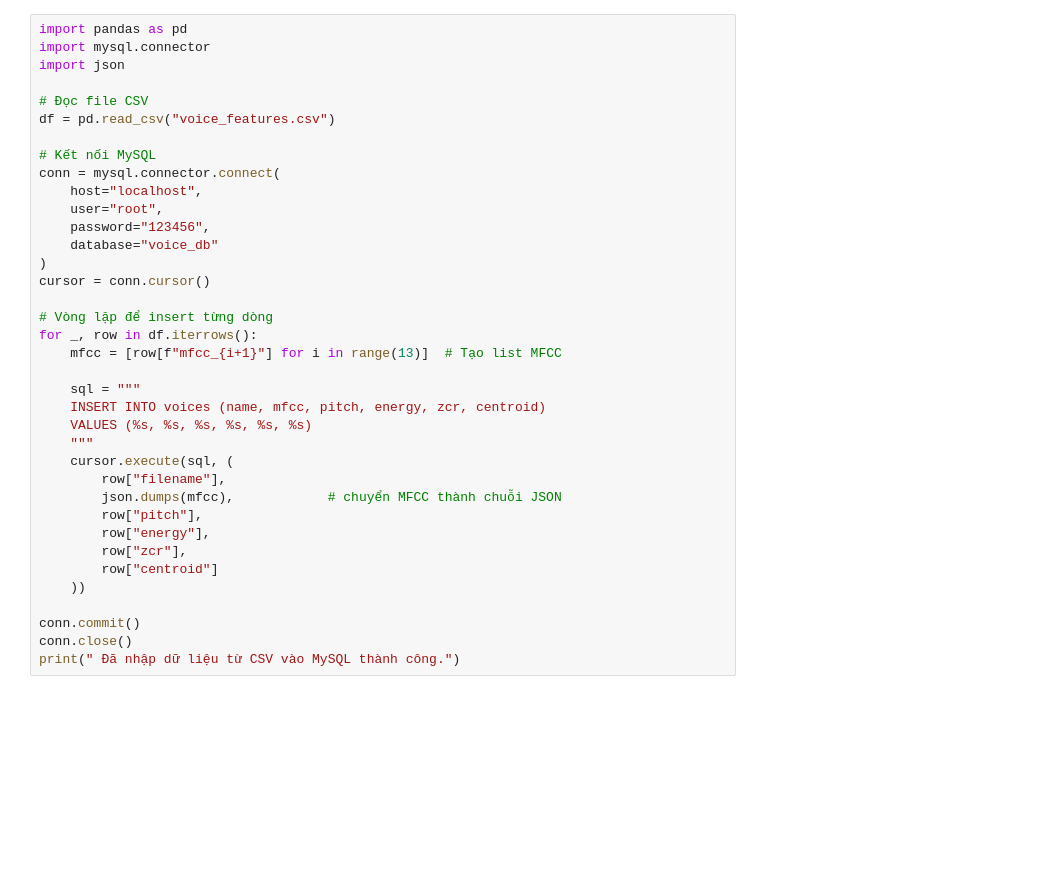
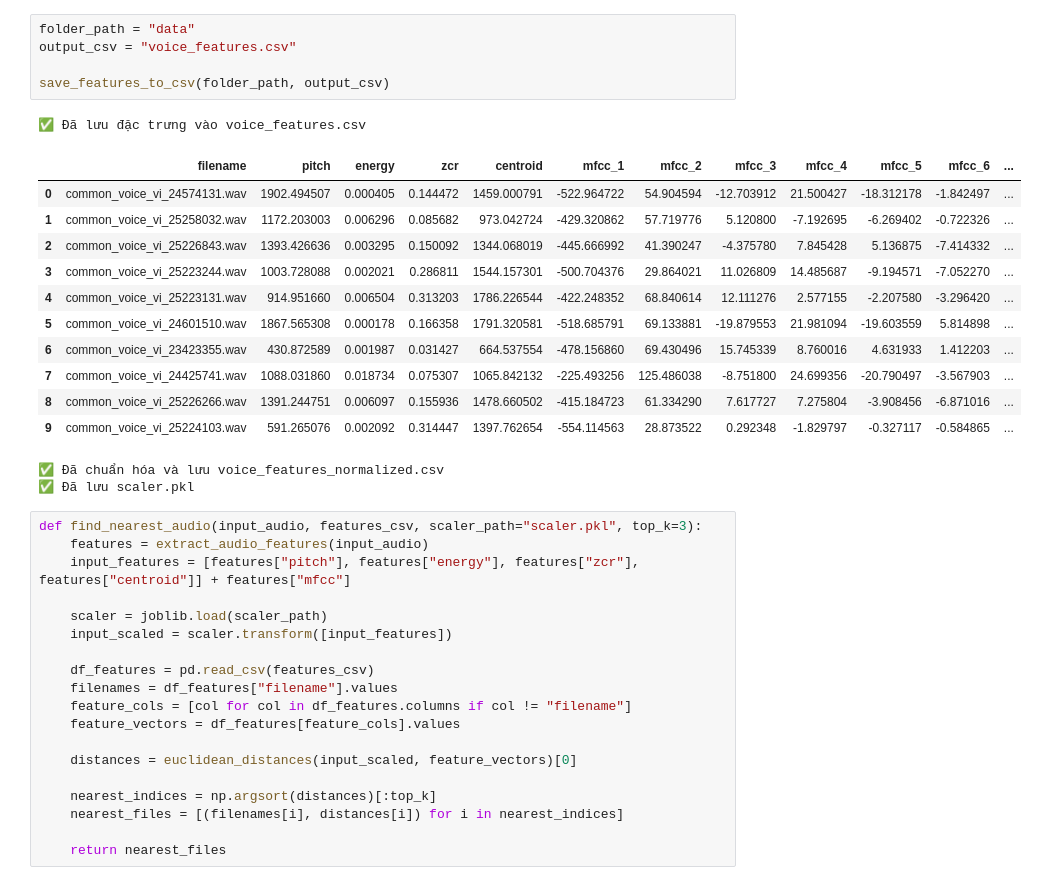
Before and after one commit to HoTrung1293/BTL_HCSDLDPT, a Jupyter notebook: main.ipynb, the cells around one changed output. Saved outputs shown, nothing was run; the diff lists cells and outputs as text; blank space fills up the shorter version.

```diff
--- a/main.ipynb
+++ b/main.ipynb
@@ -81,37 +69,39 @@ print(" Đã hoàn thành trích xuất đặc trưng âm thanh")
-# %%
-import pandas as pd
-import mysql.connector
-import json
-
-# Đọc file CSV
-df = pd.read_csv("voice_features.csv")
-
-# Kết nối MySQL
-conn = mysql.connector.connect(
-    host="localhost",
-    user="root",
-    password="123456",
-    database="voice_db"
-)
-cursor = conn.cursor()
-
-# Vòng lặp để insert từng dòng
-for _, row in df.iterrows():
-    mfcc = [row[f"mfcc_{i+1}"] for i in range(13)]  # Tạo list MFCC
-
-    sql = """
-    INSERT INTO voices (name, mfcc, pitch, energy, zcr, centroid)
-    VALUES (%s, %s, %s, %s, %s, %s)
-    """
-    cursor.execute(sql, (
-        row["filename"],
-        json.dumps(mfcc),            # chuyển MFCC thành chuỗi JSON
-        row["pitch"],
-        row["energy"],
-        row["zcr"],
-        row["centroid"]
-    ))
-
-conn.commit()
-conn.close()
-print(" Đã nhập dữ liệu từ CSV vào MySQL thành công.")
+# %%
+folder_path = "data"
+output_csv = "voice_features.csv"
+
+save_features_to_csv(folder_path, output_csv)
+# %% [output]
+✅ Đã lưu đặc trưng vào voice_features.csv
+|  | filename | pitch | energy | zcr | centroid | mfcc_1 | mfcc_2 | mfcc_3 | mfcc_4 | mfcc_5 | mfcc_6 | ... |
+| 0 | common_voice_vi_24574131.wav | 1902.494507 | 0.000405 | 0.144472 | 1459.000791 | -522.964722 | 54.904594 | -12.703912 | 21.500427 | -18.312178 | -1.842497 | ... |
+| 1 | common_voice_vi_25258032.wav | 1172.203003 | 0.006296 | 0.085682 | 973.042724 | -429.320862 | 57.719776 | 5.120800 | -7.192695 | -6.269402 | -0.722326 | ... |
+| 2 | common_voice_vi_25226843.wav | 1393.426636 | 0.003295 | 0.150092 | 1344.068019 | -445.666992 | 41.390247 | -4.375780 | 7.845428 | 5.136875 | -7.414332 | ... |
+| 3 | common_voice_vi_25223244.wav | 1003.728088 | 0.002021 | 0.286811 | 1544.157301 | -500.704376 | 29.864021 | 11.026809 | 14.485687 | -9.194571 | -7.052270 | ... |
+| 4 | common_voice_vi_25223131.wav | 914.951660 | 0.006504 | 0.313203 | 1786.226544 | -422.248352 | 68.840614 | 12.111276 | 2.577155 | -2.207580 | -3.296420 | ... |
+| 5 | common_voice_vi_24601510.wav | 1867.565308 | 0.000178 | 0.166358 | 1791.320581 | -518.685791 | 69.133881 | -19.879553 | 21.981094 | -19.603559 | 5.814898 | ... |
+| 6 | common_voice_vi_23423355.wav | 430.872589 | 0.001987 | 0.031427 | 664.537554 | -478.156860 | 69.430496 | 15.745339 | 8.760016 | 4.631933 | 1.412203 | ... |
+| 7 | common_voice_vi_24425741.wav | 1088.031860 | 0.018734 | 0.075307 | 1065.842132 | -225.493256 | 125.486038 | -8.751800 | 24.699356 | -20.790497 | -3.567903 | ... |
+| 8 | common_voice_vi_25226266.wav | 1391.244751 | 0.006097 | 0.155936 | 1478.660502 | -415.184723 | 61.334290 | 7.617727 | 7.275804 | -3.908456 | -6.871016 | ... |
+| 9 | common_voice_vi_25224103.wav | 591.265076 | 0.002092 | 0.314447 | 1397.762654 | -554.114563 | 28.873522 | 0.292348 | -1.829797 | -0.327117 | -0.584865 | ... |
+✅ Đã chuẩn hóa và lưu voice_features_normalized.csv
+✅ Đã lưu scaler.pkl
+# %%
+def find_nearest_audio(input_audio, features_csv, scaler_path="scaler.pkl", top_k=3):
+    features = extract_audio_features(input_audio)
+    input_features = [features["pitch"], features["energy"], features["zcr"], features["centroid"]] + features["mfcc"]
+
+    scaler = joblib.load(scaler_path)
+    input_scaled = scaler.transform([input_features])
+
+    df_features = pd.read_csv(features_csv)
+    filenames = df_features["filename"].values
+    feature_cols = [col for col in df_features.columns if col != "filename"]
+    feature_vectors = df_features[feature_cols].values
+
+    distances = euclidean_distances(input_scaled, feature_vectors)[0]
+
+    nearest_indices = np.argsort(distances)[:top_k]
+    nearest_files = [(filenames[i], distances[i]) for i in nearest_indices]
+
+    return nearest_files
```
Also changed, not shown: parts of 9 cells of this notebook, 11 other files.
